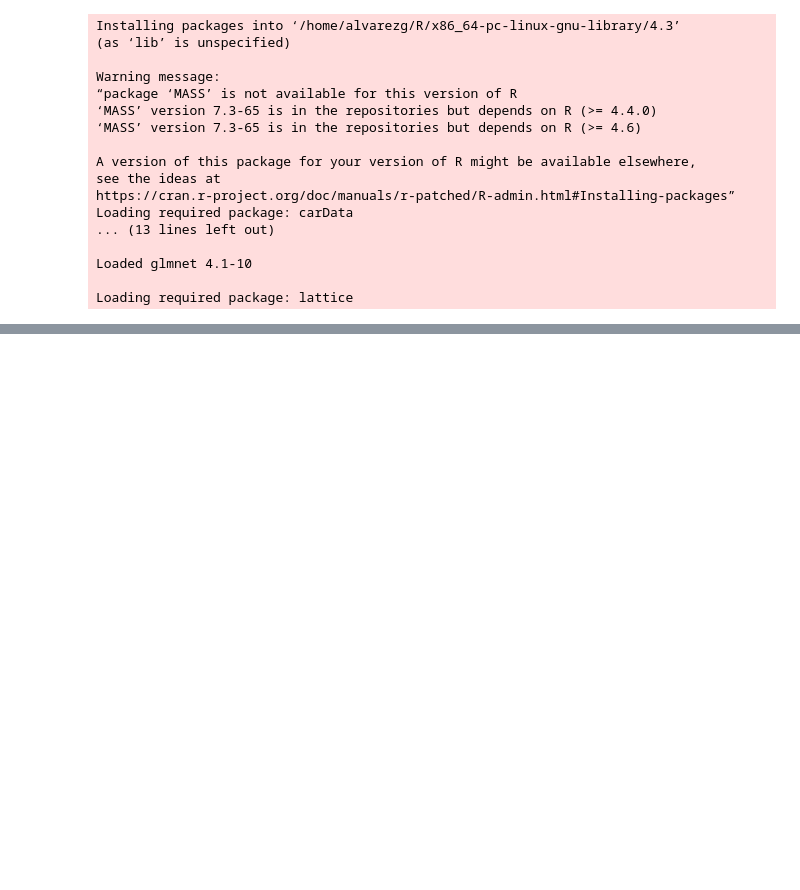
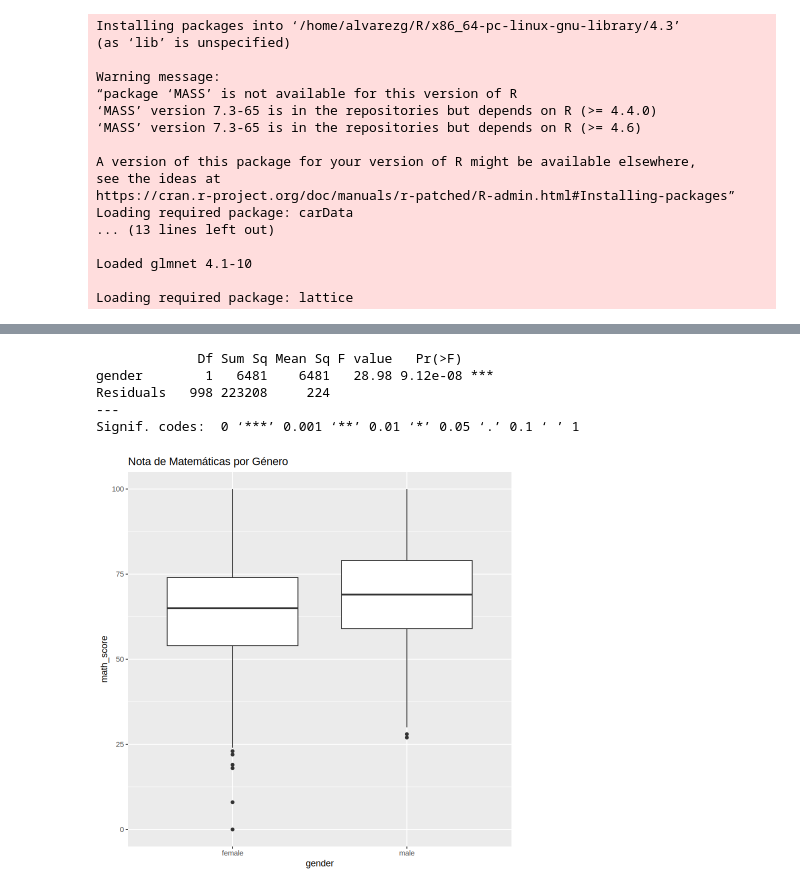
Before and after one commit to anibalalvarezg/R-lm-lab, a Jupyter notebook: R-lm-lab.ipynb, the cells around one changed output, grey strips where cells are left out. Cells and saved outputs as stored; diff of their text form; code cells hidden in the pictures; blank space fills up the shorter version.

```diff
--- a/R-lm-lab.ipynb
+++ b/R-lm-lab.ipynb
@@ -63,0 +92,11 @@ datos <- within(datos, {
+# %%
+# Género
+ggplot(datos, aes(x = gender, y = math_score)) + geom_boxplot() + ggtitle("Nota de Matemáticas por Género")
+summary(aov(math_score ~ gender, data = datos))
+# %% [output]
+             Df Sum Sq Mean Sq F value   Pr(>F)
+gender        1   6481    6481   28.98 9.12e-08 ***
+Residuals   998 223208     224
+---
+Signif. codes:  0 ‘***’ 0.001 ‘**’ 0.01 ‘*’ 0.05 ‘.’ 0.1 ‘ ’ 1
+[figure, added]
```
Also changed, not shown: parts of 8 cells of this notebook.
